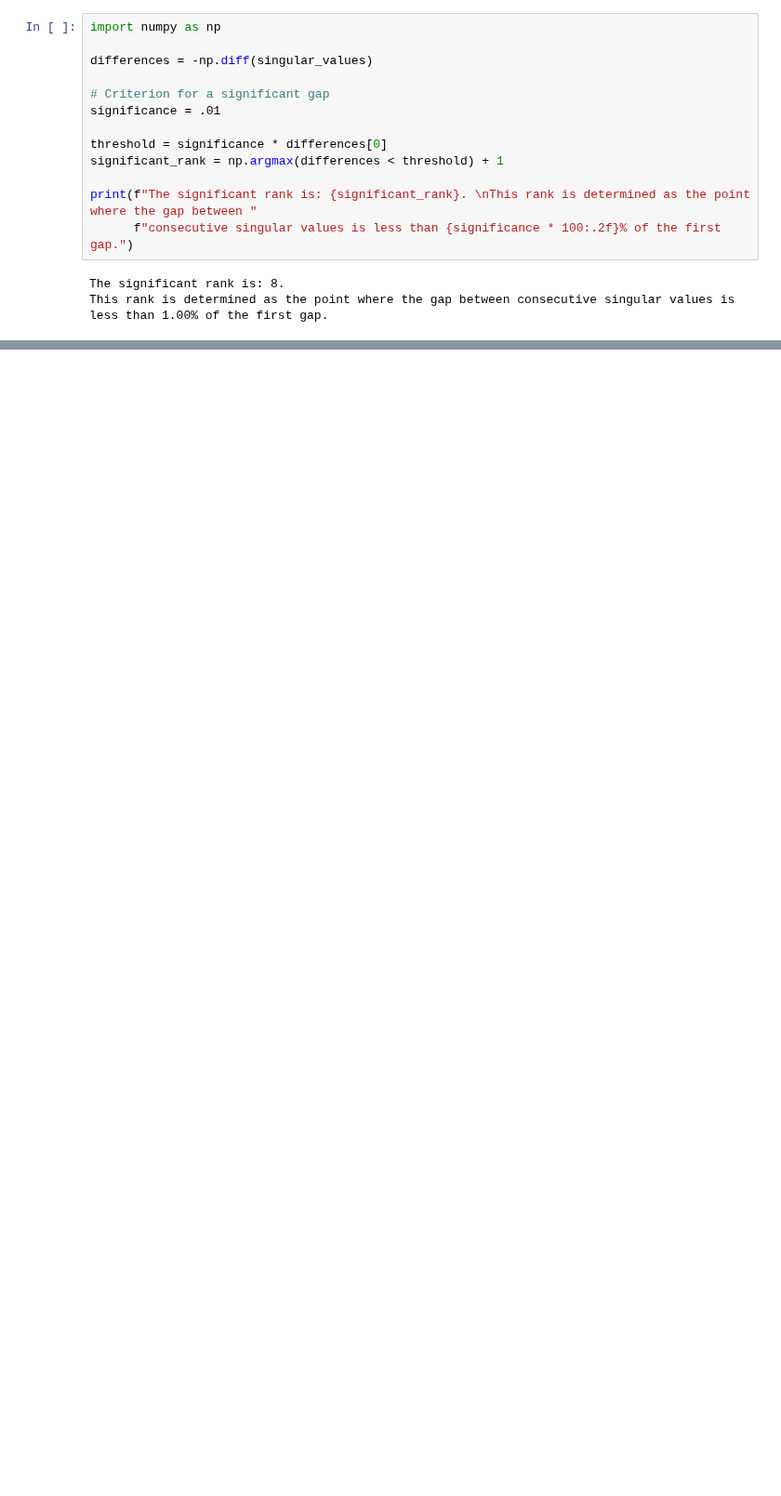
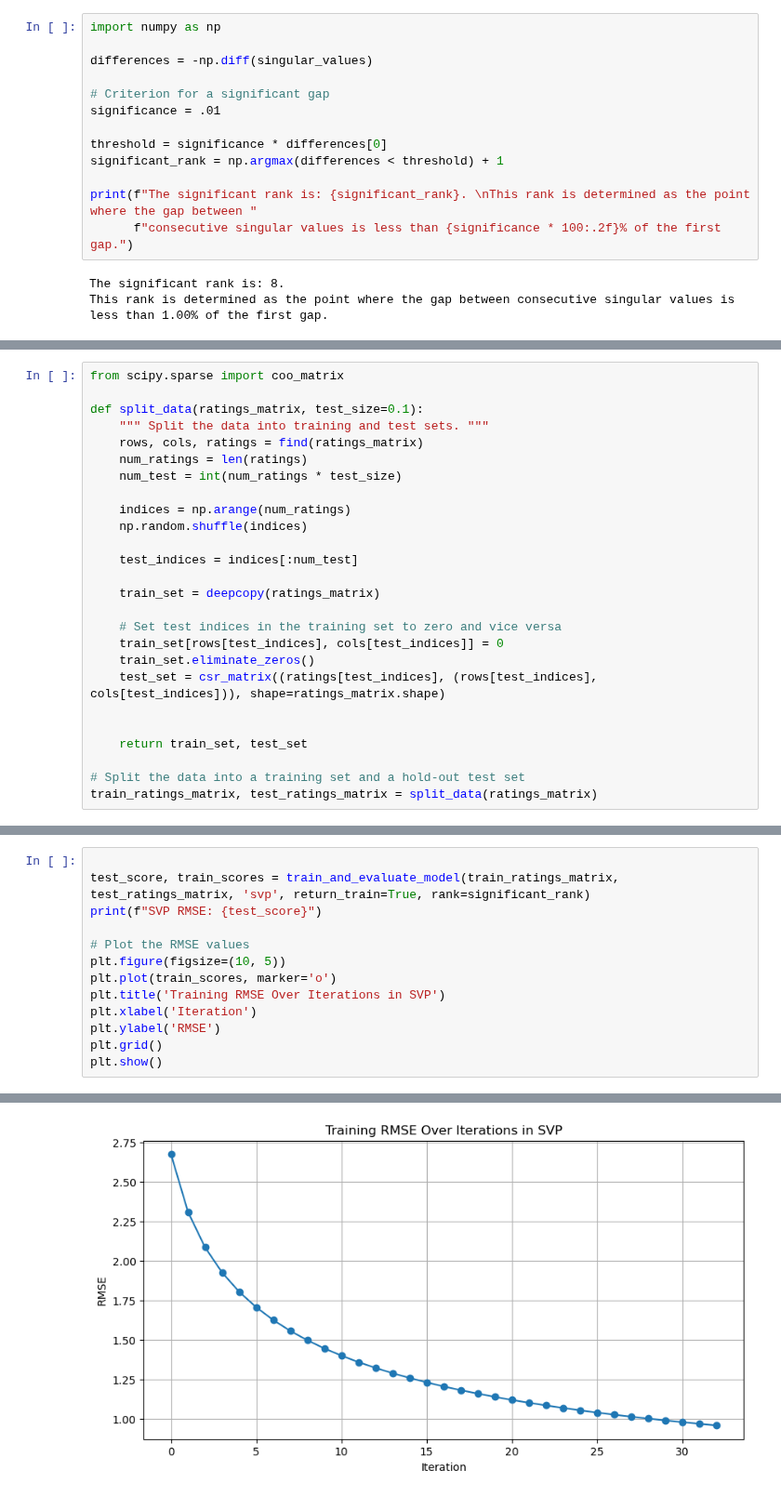
Before and after one commit to Gogonemnem/ensai-assignments, a Jupyter notebook: movie-recommender.ipynb, the cells around one changed output, grey strips where cells are left out. Shown at 93% size. Cells and saved outputs as stored; diff of their text form; blank space fills up the shorter version.

```diff
--- a/movie-recommender.ipynb
+++ b/movie-recommender.ipynb
@@ -345,0 +464,26 @@ Best RMSE obtained: 1.166669241231473
+# %%
+from scipy.sparse import coo_matrix
+
+def split_data(ratings_matrix, test_size=0.1):
+    """ Split the data into training and test sets. """
+    rows, cols, ratings = find(ratings_matrix)
+    num_ratings = len(ratings)
+    num_test = int(num_ratings * test_size)
+
+    indices = np.arange(num_ratings)
+    np.random.shuffle(indices)
+
+    test_indices = indices[:num_test]
+
+    train_set = deepcopy(ratings_matrix)
+
+    # Set test indices in the training set to zero and vice versa
+    train_set[rows[test_indices], cols[test_indices]] = 0
+    train_set.eliminate_zeros()
+    test_set = csr_matrix((ratings[test_indices], (rows[test_indices], cols[test_indices])), shape=ratings_matrix.shape)
+
+
+    return train_set, test_set
+
+# Split the data into a training set and a hold-out test set
+train_ratings_matrix, test_ratings_matrix = split_data(ratings_matrix)
@@ -345,0 +521,14 @@ Best RMSE obtained: 1.166669241231473
+# %%
+
+test_score, train_scores = train_and_evaluate_model(train_ratings_matrix, test_ratings_matrix, 'svp', return_train=True, rank=significant_rank)
+print(f"SVP RMSE: {test_score}")
+
+# Plot the RMSE values
+plt.figure(figsize=(10, 5))
+plt.plot(train_scores, marker='o')
+plt.title('Training RMSE Over Iterations in SVP')
+plt.xlabel('Iteration')
+plt.ylabel('RMSE')
+plt.grid()
+plt.show()
+# %% [output]
@@ -345,0 +537 @@ Best RMSE obtained: 1.166669241231473
+[figure, added]
```
Also changed, not shown: parts of 20 cells of this notebook.
